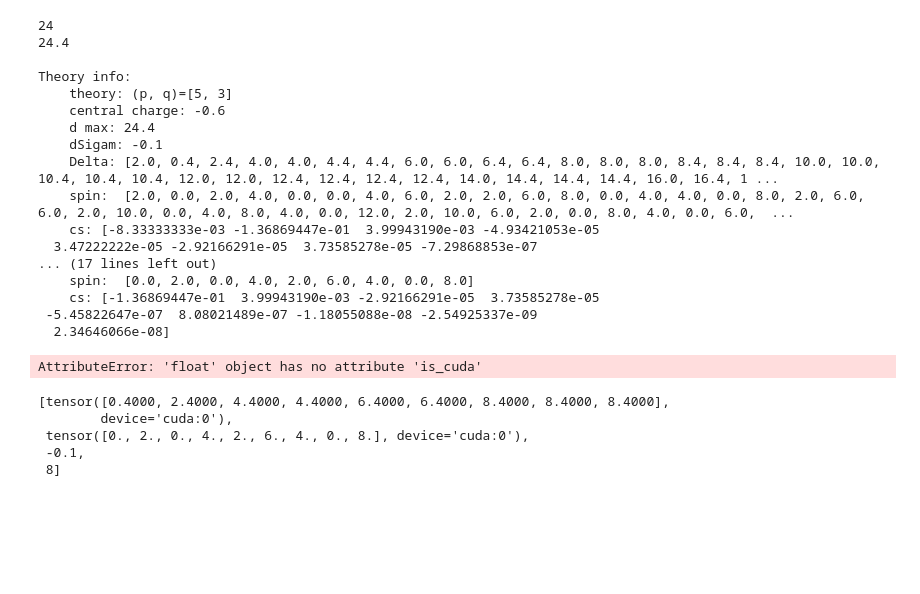
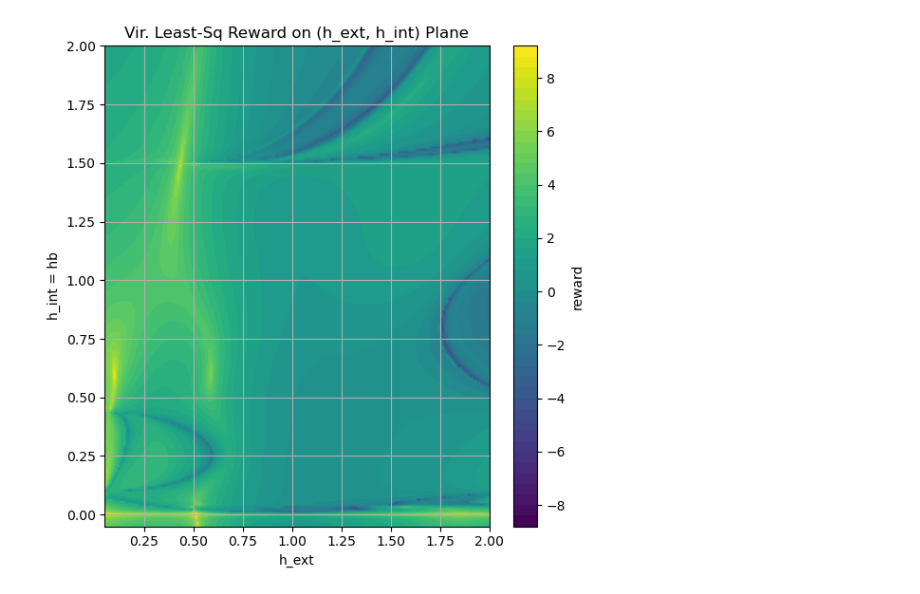
Before and after one commit to KenLee1130/Conformal_Bootstrap, a Jupyter notebook: potential_check.ipynb, the cells around one changed output. Cells and saved outputs as stored; diff of their text form; code cells hidden in the pictures; blank space fills up the shorter version.

```diff
--- a/potential_check.ipynb
+++ b/potential_check.ipynb
@@ -84,4 +6,0 @@ def plot_2D_potential_Virasoro(
-# %%
-central_charge = 7/10 - 1e-3
-bounds = [(0.02,0.6),(-0.6,-0.01)]
-plot_2D_potential_Virasoro(central_charge=central_charge, bounds_d1=bounds[0], bounds_d3=bounds[1])
@@ -161,51 +6,0 @@ AssertionError: NN must be even
-# %%
-from CFT_spectrum.Get_spec_to_store import from_json_2_RL_input, load_minimal_pq, get_non_identity_global_p, load_fusion_rule, process_data, process_data_sep
-
-num_states=25
-picked_theory = process_data(num_states, [[5, 3], -0.05], output_num_states=None)#from_json_2_RL_input(load_minimal_pq(label="all")[model_idx], num_states=num_states, label='all')
-
-delta = torch.tensor(picked_theory["init_state"], device=device)
-spin = torch.tensor(picked_theory["spins"], device=device)
-cs = np.array(picked_theory["cs"])
-dSigma = picked_theory["dSigma"]
-central_charge = picked_theory["central charge"]
-d_max = int(max(delta))#picked_theory["d_max"]
-print(d_max)
-print(picked_theory["d_max"])
-spec = [delta, spin, cs, dSigma, d_max]
-print(f"\nTheory info: \n    theory: {picked_theory['theory']}\n    central charge: {central_charge}\n    d max: {picked_theory['d_max']}\n    dSigam: {dSigma}\n    Delta: {spec[0].tolist()}\n    spin:  {spec[1].tolist()}\n    cs: {cs}\n")
-
-spec, cs = get_non_identity_global_p(spec, num_states=9)
-print(f"\nTheory info: \n    theory: {picked_theory['theory']}\n    central charge: {central_charge}\n    d max: {spec[3]}\n    dSigam: {dSigma}\n    Delta: {spec[0].tolist()}\n    spin:  {spec[1].tolist()}\n    cs: {cs}\n")
-# %% [output]
-24
-24.4
-
-Theory info:
-    theory: (p, q)=[5, 3]
-    central charge: -0.6
-    d max: 24.4
-    dSigam: -0.1
-    Delta: [2.0, 0.4, 2.4, 4.0, 4.0, 4.4, 4.4, 6.0, 6.0, 6.4, 6.4, 8.0, 8.0, 8.0, 8.4, 8.4, 8.4, 10.0, 10.0, 10.4, 10.4, 10.4, 12.0, 12.0, 12.4, 12.4, 12.4, 12.4, 14.0, 14.4, 14.4, 14.4, 16.0, 16.4, 1 ...
-    spin:  [2.0, 0.0, 2.0, 4.0, 0.0, 0.0, 4.0, 6.0, 2.0, 2.0, 6.0, 8.0, 0.0, 4.0, 4.0, 0.0, 8.0, 2.0, 6.0, 6.0, 2.0, 10.0, 0.0, 4.0, 8.0, 4.0, 0.0, 12.0, 2.0, 10.0, 6.0, 2.0, 0.0, 8.0, 4.0, 0.0, 6.0,  ...
-    cs: [-8.33333333e-03 -1.36869447e-01  3.99943190e-03 -4.93421053e-05
-  3.47222222e-05 -2.92166291e-05  3.73585278e-05 -7.29868853e-07
-... (17 lines left out)
-    spin:  [0.0, 2.0, 0.0, 4.0, 2.0, 6.0, 4.0, 0.0, 8.0]
-    cs: [-1.36869447e-01  3.99943190e-03 -2.92166291e-05  3.73585278e-05
- -5.45822647e-07  8.08021489e-07 -1.18055088e-08 -2.54925337e-09
-  2.34646066e-08]
-# %%
-x_vals, y_vals = generate_gaussian_real_points(N_z, std=contour_std, device=device)
-
-env_hhb.least_sq_std_rew_G(spec[0].unsqueeze(0), spec[1].unsqueeze(0), x_vals, y_vals, dSigma, N_lsq=32)
-# %% [output]
-AttributeError: 'float' object has no attribute 'is_cuda'
-# %%
-spec
-# %% [output]
-[tensor([0.4000, 2.4000, 4.4000, 4.4000, 6.4000, 6.4000, 8.4000, 8.4000, 8.4000],
-        device='cuda:0'),
- tensor([0., 2., 0., 4., 2., 6., 4., 0., 8.], device='cuda:0'),
- -0.1,
- 8]
@@ -211,0 +60,7 @@ spec
+# %%
+central_charge = 7/10
+bounds_hext = [1/20, 2]
+bounds_hint = [-1/20, 2]
+plot_2D_potential_Virasoro(central_charge=central_charge, bounds_hext=bounds_hext, bounds_hint=bounds_hint)
+# %% [output]
+[figure, added]
```
Also changed, not shown: parts of 5 cells of this notebook, 4 other files.
